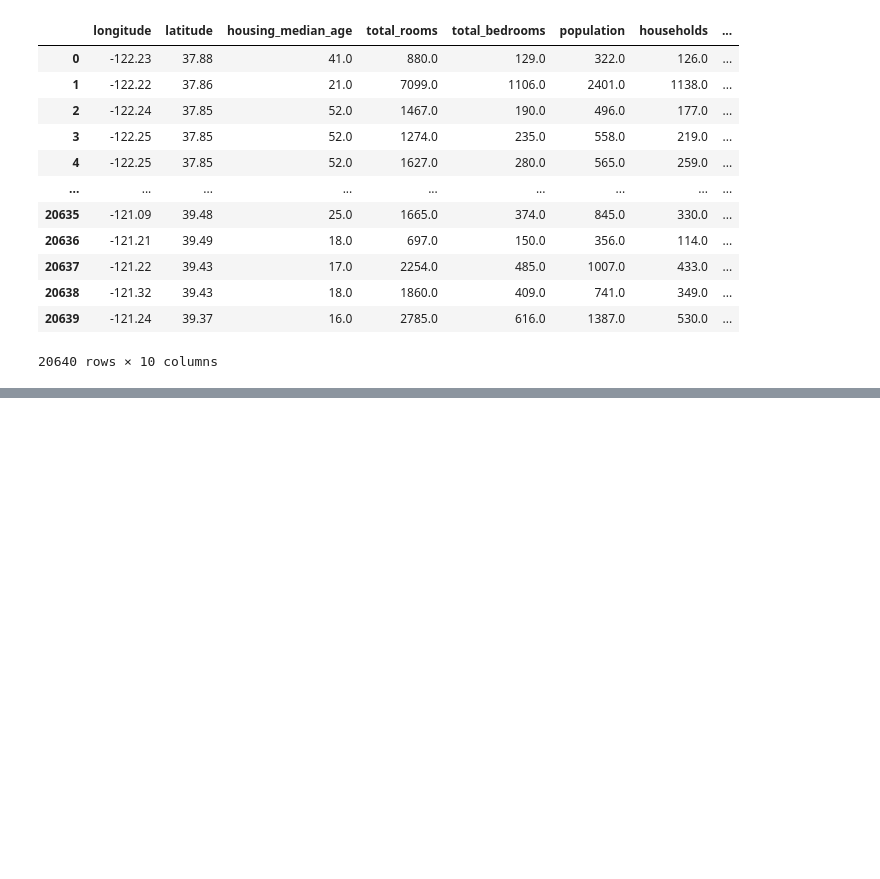
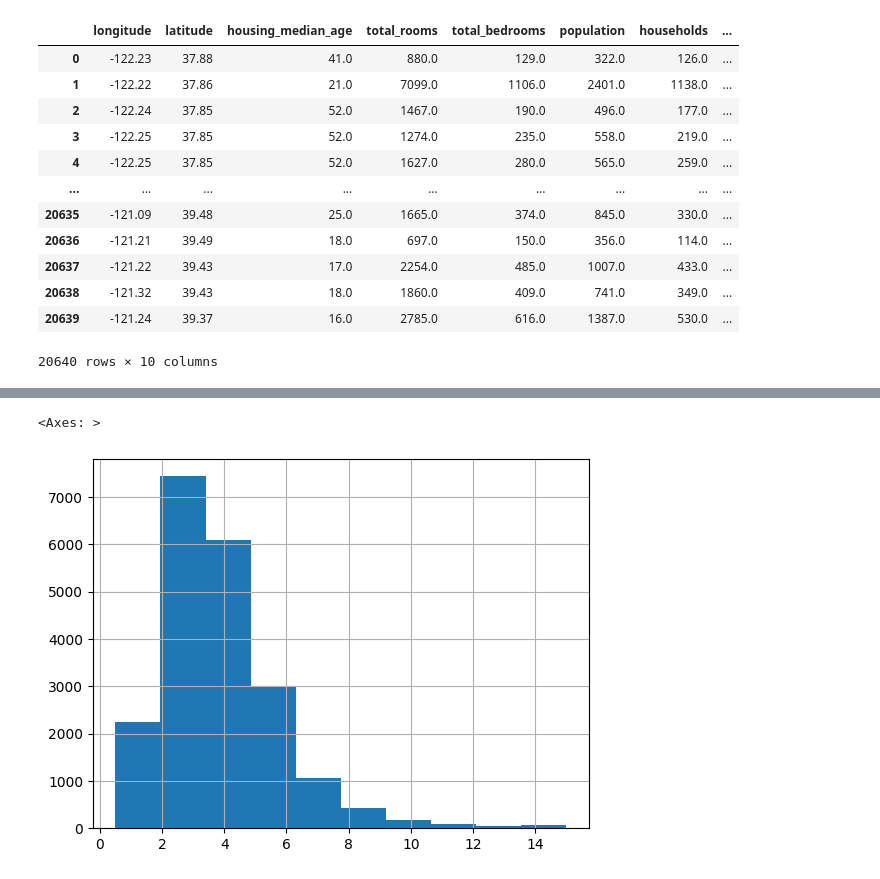
Before and after one commit to InquisitorFury/House-real-estate-prediction-, a Jupyter notebook: code.ipynb, the cells around one changed output, grey strips where cells are left out. Saved outputs shown, nothing was run; the diff lists cells and outputs as text; code cells hidden in the pictures; blank space fills up the shorter version.

```diff
--- a/code.ipynb
+++ b/code.ipynb
@@ -32,0 +74,5 @@ housing_data
+# %%
+housing_data['median_income'].hist()
+# %% [output]
+<Axes: >
+[figure, added]
```
Also changed, not shown: parts of 7 cells of this notebook.
